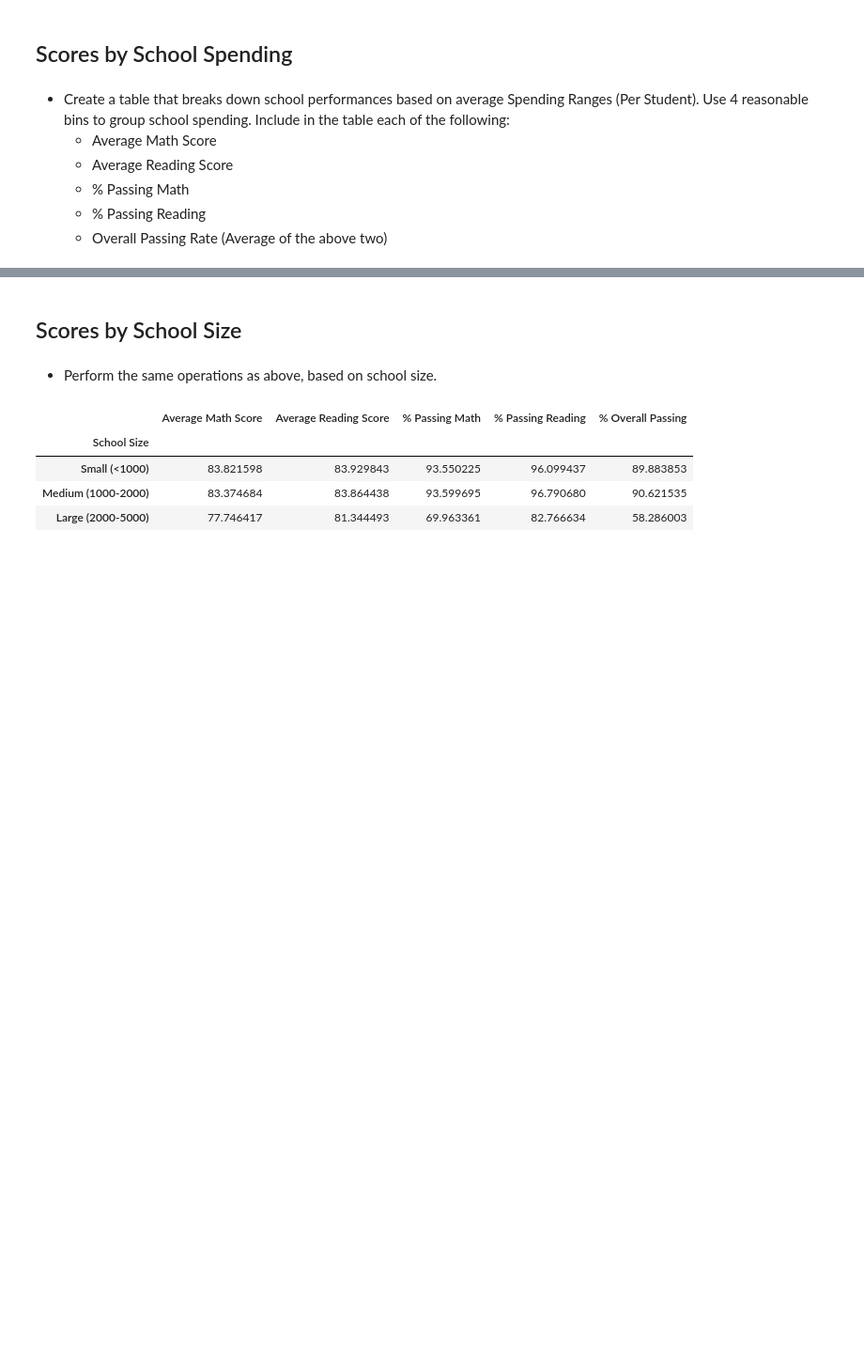
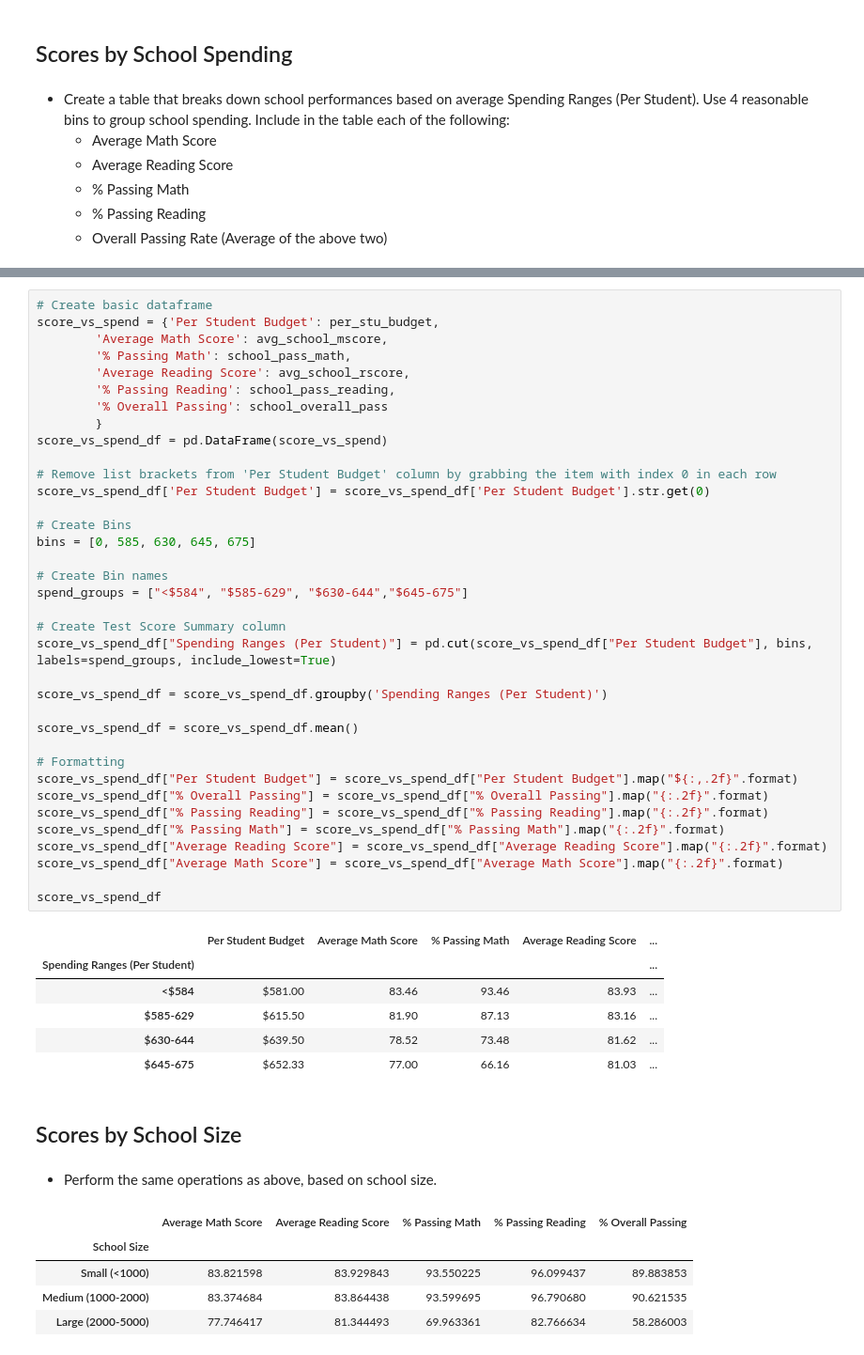
Before and after one commit to sophiastewart202/Pandas_Challenge, a Jupyter notebook: PyCitySchools/PyCitySchools_starter.ipynb, the cells around one changed output, grey strips where cells are left out. Shown: that part at 94% size. Cells and saved outputs as stored; diff of their text form; blank space fills up the shorter version.

Commit message:
Part 7 complete: Scores by school spending

```diff
--- a/PyCitySchools/PyCitySchools_starter.ipynb
+++ b/PyCitySchools/PyCitySchools_starter.ipynb
@@ -352,3 +348,46 @@ reading_by_grade
+# %%
+# Create basic dataframe
+score_vs_spend = {'Per Student Budget': per_stu_budget,
+        'Average Math Score': avg_school_mscore,
+        '% Passing Math': school_pass_math,
+        'Average Reading Score': avg_school_rscore,
+        '% Passing Reading': school_pass_reading,
+        '% Overall Passing': school_overall_pass
+        }
+score_vs_spend_df = pd.DataFrame(score_vs_spend)
+
+# Remove list brackets from 'Per Student Budget' column by grabbing the item with index 0 in each row
+score_vs_spend_df['Per Student Budget'] = score_vs_spend_df['Per Student Budget'].str.get(0)
+
+# Create Bins
+bins = [0, 585, 630, 645, 675]
+
+# Create Bin names
+spend_groups = ["<$584", "$585-629", "$630-644","$645-675"]
+
+# Create Test Score Summary column
+score_vs_spend_df["Spending Ranges (Per Student)"] = pd.cut(score_vs_spend_df["Per Student Budget"], bins, labels=spend_groups, include_lowest=True)
+
+score_vs_spend_df = score_vs_spend_df.groupby('Spending Ranges (Per Student)')
+
+score_vs_spend_df = score_vs_spend_df.mean()
+
+# Formatting
+score_vs_spend_df["Per Student Budget"] = score_vs_spend_df["Per Student Budget"].map("${:,.2f}".format)
+score_vs_spend_df["% Overall Passing"] = score_vs_spend_df["% Overall Passing"].map("{:.2f}".format)
+score_vs_spend_df["% Passing Reading"] = score_vs_spend_df["% Passing Reading"].map("{:.2f}".format)
+score_vs_spend_df["% Passing Math"] = score_vs_spend_df["% Passing Math"].map("{:.2f}".format)
+score_vs_spend_df["Average Reading Score"] = score_vs_spend_df["Average Reading Score"].map("{:.2f}".format)
+score_vs_spend_df["Average Math Score"] = score_vs_spend_df["Average Math Score"].map("{:.2f}".format)
+
+score_vs_spend_df
+# %% [output]
+|  | Per Student Budget | Average Math Score | % Passing Math | Average Reading Score | ... |
+| Spending Ranges (Per Student) |  |  |  |  | ... |
+| <$584 | $581.00 | 83.46 | 93.46 | 83.93 | ... |
+| $585-629 | $615.50 | 81.90 | 87.13 | 83.16 | ... |
+| $630-644 | $639.50 | 78.52 | 73.48 | 81.62 | ... |
+| $645-675 | $652.33 | 77.00 | 66.16 | 81.03 | ... |
 # %% [markdown]
 ## Scores by School Size
 # %% [markdown]
```
Also changed, not shown: parts of 3 cells of this notebook.
